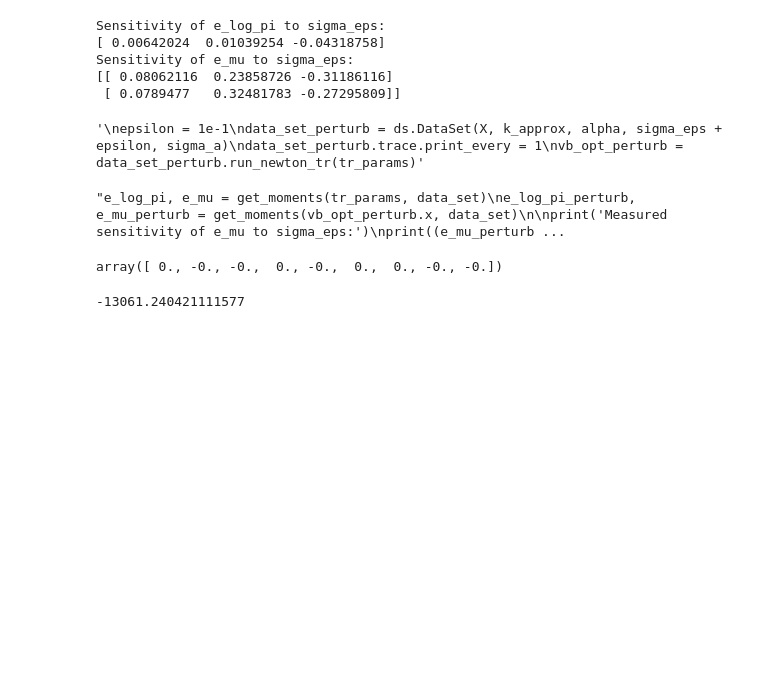
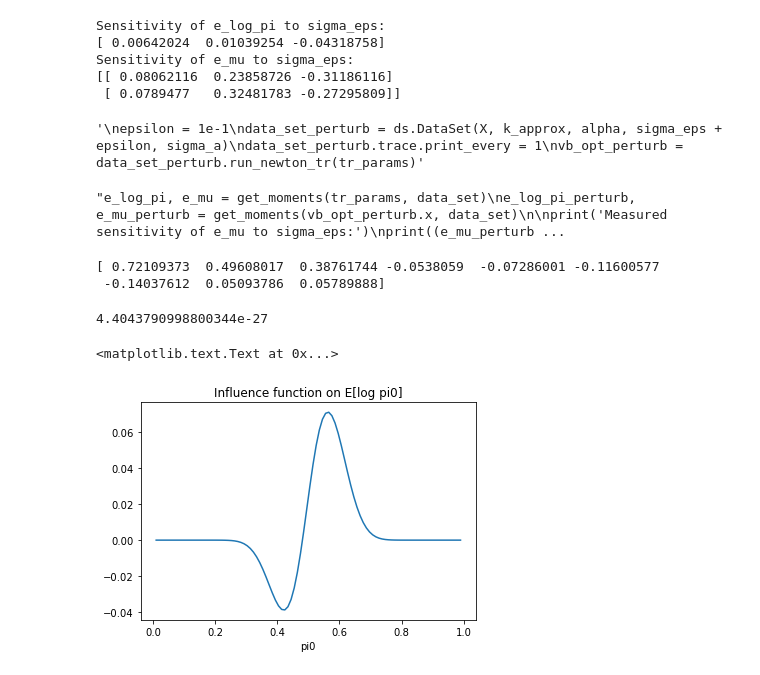
Before and after one commit to Runjing-Liu120/Variational_BNP_robustness, a Jupyter notebook: finite_approx/GenericOptimization.ipynb, the cells around one changed output. Cells and saved outputs as stored; diff of their text form; code cells hidden in the pictures; blank space fills up the shorter version.

Commit message:
plots for influence function

```diff
--- a/finite_approx/GenericOptimization.ipynb
+++ b/finite_approx/GenericOptimization.ipynb
@@ -256,20 +256,38 @@ print(e_log_pi_sigma_eps_sens)"""
 "e_log_pi, e_mu = get_moments(tr_params, data_set)\ne_log_pi_perturb, e_mu_perturb = get_moments(vb_opt_perturb.x, data_set)\n\nprint('Measured sensitivity of e_mu to sigma_eps:')\nprint((e_mu_perturb ...
 # %%
 # influence function
-jac_variational_log_lh = jacobian(data_set.get_variational_log_lh, 0)
+jac_log_pi_lh = jacobian(data_set.get_log_q_pi, 0)
 
-def g_bar(A, Z, pi):
-    tmp = np.linalg.solve(kl_hess, jac_variational_log_lh(tr_params, A, Z, pi))
+def g_bar_pi(pi):
+    tmp = np.linalg.solve(kl_hess, jac_log_pi_lh(tr_params, pi))
     return np.dot(moment_jac, tmp)
 
-def Influence_q(A, Z, pi, alpha, k_approx, sigma_a):
-    return np.exp(data_set.get_variational_log_lh(tr_params, A, Z, pi) \
-                      - ds.log_p0_all(A, Z, pi, alpha, k_approx, sigma_a)) * g_bar(A, Z, pi)
+def Influence_pi(pi, alpha, k_approx):
+    return np.exp(ds.log_q_pi(pi, tr_tau) - ds.log_p0_pi(pi, alpha, k_approx)) * g_bar_pi(pi)
+
+print(g_bar_pi(pi))
+Influence_pi(pi, alpha, k_approx)[0]
+# %% [output]
+[ 0.72109373  0.49608017  0.38761744 -0.0538059  -0.07286001 -0.11600577
+ -0.14037612  0.05093786  0.05789888]
+4.4043790998800344e-27
-# %%
-Influence_q(A, Z, pi, alpha, k_approx, sigma_a)
-# %% [output]
-array([ 0., -0., -0.,  0., -0.,  0.,  0., -0., -0.])
-# %%
-ds.log_q_a(A, tr_phi_mu.T, tr_phi_var)
-# %% [output]
--13061.240421111577
+# %%
+# plot influence function
+
+n_ticks = 100
+col = 0
+
+pi1_plt = np.tile(pi, (n_ticks, 1))
+pi1_plt[:,col] = np.linspace(0,1,n_ticks)
+
+y = np.zeros(n_ticks)
+
+for i in range(n_ticks):
+    y[i] = Influence_pi(pi1_plt[i,:], alpha, k_approx)[col]
+
+plt.plot(np.linspace(0,1,n_ticks), y)
+plt.xlabel('pi' + str(col))
+plt.title('Influence function on E[log pi' + str(col) + ']')
+# %% [output]
+<matplotlib.text.Text at 0x...>
+[figure, added]
```
Also changed, not shown: parts of 1 cell of this notebook, 1 other file.
